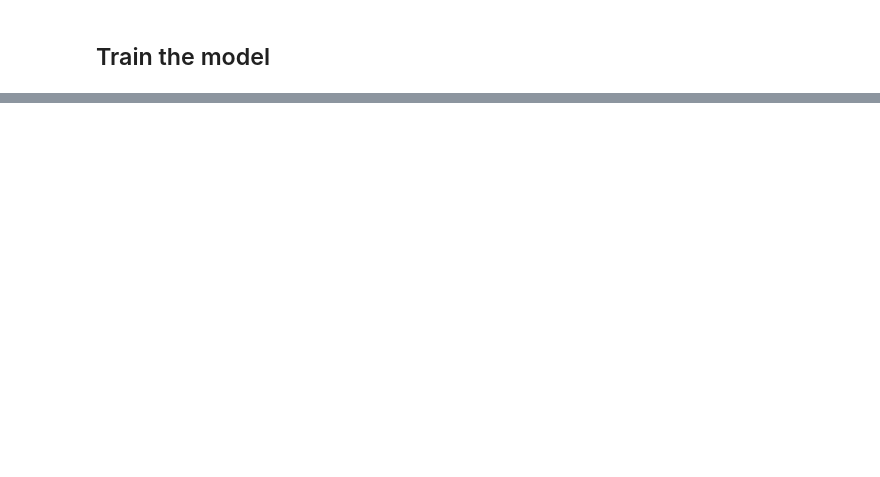
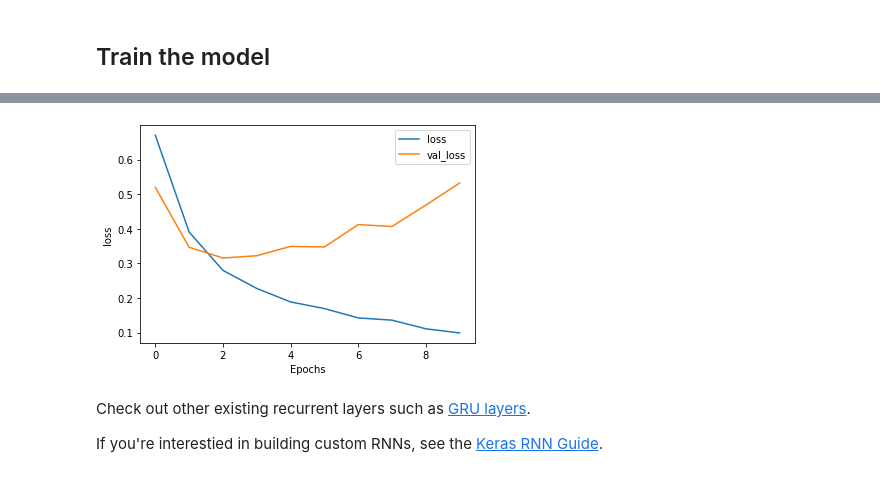
Before and after one commit to rahiakela/practical-machine-learning-with-tensorflow, a Jupyter notebook: text_classification_rnn.ipynb, the cells around one changed output, grey strips where cells are left out. Saved outputs shown, nothing was run; the diff lists cells and outputs as text; code cells hidden in the pictures; blank space fills up the shorter version.

```diff
--- a/text_classification_rnn.ipynb
+++ b/text_classification_rnn.ipynb
@@ -147,0 +297,8 @@ KeyboardInterrupt: ignored
+# %%
+plot_graphs(history, 'loss')
+# %% [output]
+[figure, added]
+# %% [markdown]
+Check out other existing recurrent layers such as [GRU layers](https://www.tensorflow.org/api_docs/python/tf/keras/layers/GRU).
+
+If you're interestied in building custom RNNs, see the [Keras RNN Guide](../../guide/keras/rnn.ipynb).
```
Also changed, not shown: parts of 21 cells of this notebook.
